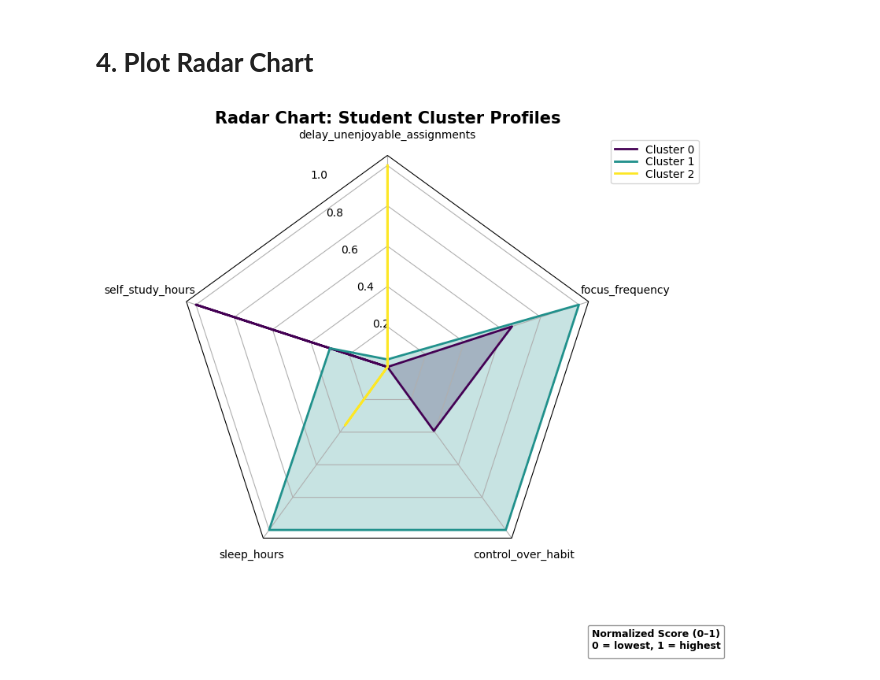
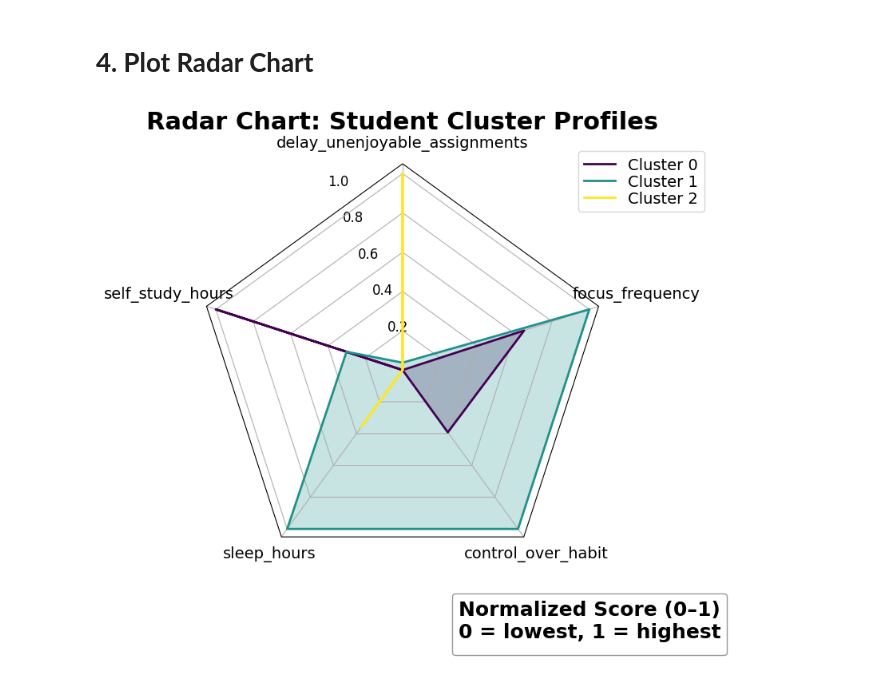
Before and after one commit to longlinh123456/final_project, a Jupyter notebook: source/unsupervised.ipynb, the cells around one changed output. Cells and saved outputs as stored; diff of their text form; code cells hidden in the pictures.

Commit message:
Fixed font size for radar chart

```diff
--- a/source/unsupervised.ipynb
+++ b/source/unsupervised.ipynb
@@ -247,7 +247,7 @@ def radar_factory(num_vars, frame="circle"):
 
         def set_varlabels(self, labels, pads=None):
             angles_deg = np.degrees(theta)
-            self.set_thetagrids(angles_deg, labels)
+            self.set_thetagrids(angles_deg, labels, fontsize=14)
             if pads is not None:
                 for tick, pad in zip(self.xaxis.get_major_ticks(), pads):
                     tick.set_pad(pad)
@@ -318,6 +318,7 @@ for i, row in cluster_means_scaled.iterrows():
     labels.append(f"Cluster {i}")
 
 ax.set_varlabels(categories)
+ax.tick_params(axis='y', labelsize=12)
 default_padding = 8
 extra_padding = 25
 
@@ -328,35 +329,35 @@ for cat in categories:
     else:
         padding.append(default_padding)
 
 ax.set_varlabels(categories, pads=padding)
 
 ax.set_title(
-    "Radar Chart: Student Cluster Profiles", weight="bold", size=15, position=(0.5, 1.1)
+    "Radar Chart: Student Cluster Profiles", weight="bold", size=22, position=(0.5, 1.1)
 )
 
 
 # Update ax.legend to include handles
 ax.legend(
     handles,
     labels,
     loc="upper right",
     bbox_to_anchor=(1.25, 1.05),
     labelspacing=0.1,
-    fontsize="medium",
+    fontsize=14,
 )
 likert_legend = fig.legend(
     # handles=likert_handles,
     title="Normalized Score (0–1)\n0 = lowest, 1 = highest",
-    title_fontsize=9,
+    title_fontsize=18,
     loc="lower right",
-    fontsize=8,
+    fontsize=14,
     edgecolor="grey",
     handlelength=0,
     handleheight=0,
 )
 likert_legend.get_title().set_fontweight("bold")
 
 plt.tight_layout()
 plt.show()
 # %% [output]
-[figure, old version]
+[figure, new version]
```
Also changed, not shown: 1 other file.
